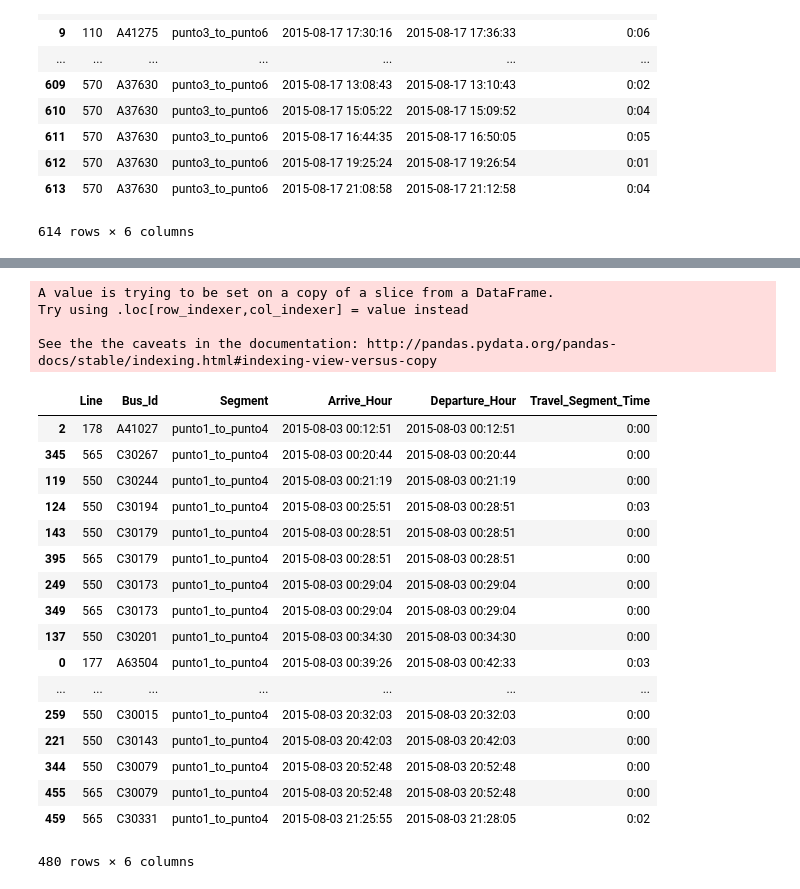
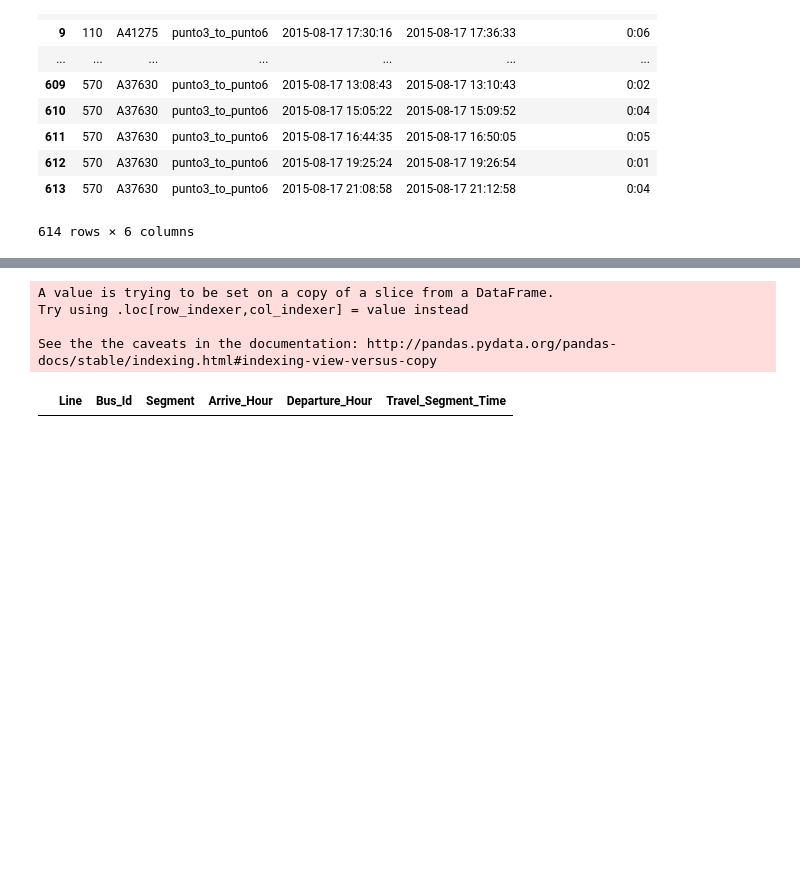
Before and after one commit to Kathrinrllanes/Buses_rio, a Jupyter notebook: tramo_algoritmo_commpleto.ipynb, the cells around one changed output, grey strips where cells are left out. Saved outputs shown, nothing was run; the diff lists cells and outputs as text; code cells hidden in the pictures; blank space fills up the shorter version.

```diff
--- a/tramo_algoritmo_commpleto.ipynb
+++ b/tramo_algoritmo_commpleto.ipynb
@@ -363,23 +485,21 @@ def for_one_way_street(conn_string, inverted_polygon, bus_line_list, punto_inici
         myentry = []
         myout = []
         for bus_id in bus_id_list:
-            df_busId_inside_polygon = df_points_in_segment[(df_points_in_segment['bus_id']== bus_id)]
+            df_busId_inside_polygon = df_buslines_inside_polygon[(df_buslines_inside_polygon['bus_id']== bus_id)]
             timestamp_busId_inside_polygon = df_busId_inside_polygon ['timestamp']
             timestamp_busId_inside_polygon.index = range(0,len(timestamp_busId_inside_polygon))
+            #uso las funciones bus bus_arrive_hour y bus_departure_hour para delimitar los viajes
             myentry = bus.bus_arrive_hour(timestamp_busId_inside_polygon)
-            print myentry
-            """
             myout = bus.bus_departure_hour(timestamp_busId_inside_polygon)
             result = segment_travel_table(punto_inicio, myentry, punto_fin, myout, bus_id, line)
             new_df = new_df.append(result, ignore_index = True)
-            """
-    #return new_df
-    return 'prueba'
+
+    return new_df
 # %%
 #Funcion que dado un fecha, un dataframe con todos las observaciones dentro de un poligono,
 #lista de omnibus coorespondientes al tramo y un punto
 #Retorna un dataframe con todos los viajes que van el sentido opuesto a ese punto
-def for_two_way_streets(conn_string, inverted_polygon, bus_line_list, coord_initial_point, punto_inicio, punto_fin):
+def for_two_way_streets(conn_string, inverted_polygon, bus_line_list, coord_initial_point,coord_final_point, punto_inicio, punto_fin):
     import bus
     new_df = pd.DataFrame(columns=['Line', 'Bus_Id','Segment', 'Arrive_Hour', 'Departure_Hour', 'Travel_Segment_Time'])
     df_timestamp_desired_direction = pd.DataFrame(columns=['timestamp'])
@@ -402,39 +522,42 @@ def for_two_way_streets(conn_string, inverted_polygon, bus_line_list, coord_init
         myout = []
         for bus_id in bus_id_list:
 
-            df_busId_inside_polygon = df_points_in_segment[(df_points_in_segment['bus_id']== bus_id)]
+            df_busId_inside_polygon = df_buslines_inside_polygon[(df_buslines_inside_polygon['bus_id']== bus_id)]
             travel_index_list = travels_indices(df_busId_inside_polygon)
 
             #adiciono la columna distancia al punto al dataframe df_busId_inside_polygon
-            df_busId_inside_polygon_dist = new_column_distance_to_point(df_busId_inside_polygon,coord_initial_point)
+            df_busId_inside_polygon_dist = new_column_distance_to_point(df_busId_inside_polygon,coord_initial_point, coord_final_point)
 
             #seleccionando solo los viajes que van en la direccion deseada (alejandose del punto inicial)
 
             #df_busId_C41383 = df_busId_inside_polygon_dist[(df_busId_inside_polygon_dist['bus_id']== 'C41383')]
-            desired_direction_travels = travels_desired_direction(df_busId_inside_polygon_dist, travel_index_list)
+            desired_direction_travels = travels_desired_direction(df_busId_inside_polygon_dist, travel_index_list,punto_inicio, punto_fin)
 
             #computando cuanto se demoró cada viaje en atravesar el segmento
             #important_columns = desired_direction_travels.iloc[:,[1]]
 
-            timestamp_desired_direction_travels = desired_direction_travels['timestamp']
+            #timestamp_desired_direction_travels = desired_direction_travels['timestamp']
             #timestamp_desired_direction_travels.index = range(0,len(timestamp_desired_direction_travels))
 
             #df_timestamp_desired_direction = df_timestamp_desired_direction.append(timestamp_desired_direction_travels, ignore_index = False)
             #print important_columns
+            #print desired_direction_travels
 
-            myinput = bus_arrive_hour(timestamp_desired_direction_travels)
+            """
+            #myinput = bus_arrive_hour(timestamp_desired_direction_travels)
 
-            myout = bus_departure_hour(timestamp_desired_direction_travels)
+            #myout = bus_departure_hour(timestamp_desired_direction_travels)
 
             result = segment_travel_table(punto_inicio, myinput, punto_fin, myout, bus_id, line)
+            """
+            new_df = new_df.append(desired_direction_travels, ignore_index = True)
 
-            new_df = new_df.append(result, ignore_index = True)
 
 
     return new_df
 # %%
 #Funcion que retorna un dataframe con los tiempos que demora cada busId en atravesar el segmento entre el punto_inicio y punto_fin
-def segment_travel_time(coord_initial_point, punto_inicio, punto_fin, date):
+def segment_travel_time(coord_initial_point,coord_final_point, punto_inicio, punto_fin, date):
     import bus
     if (date == '27-07-2015'):
         conn_string = db.dados20150727
@@ -455,13 +578,13 @@ def segment_travel_time(coord_initial_point, punto_inicio, punto_fin, date):
     if (punto_inicio == "punto1") and (punto_fin == "punto4"):
         inverted_polygon = inverted_polygon_1_4
         bus_line_list = ['172','177','178','309','316','317','550','565']
-        segment_traverse_time = for_two_way_streets(conn_string, inverted_polygon, bus_line_list, coord_initial_point, punto_inicio, punto_fin)
+        segment_traverse_time = for_two_way_streets(conn_string, inverted_polygon, bus_line_list, coord_initial_point, coord_final_point, punto_inicio, punto_fin)
 
     if (punto_inicio == "punto2") and (punto_fin == "punto5"):
         inverted_polygon = inverted_polygon_2_5
         #bus_line_list = ['170','172','173','178','309','316','317','410']
         bus_line_list = ['178','309','316','317']
-        segment_traverse_time = for_two_way_streets(conn_string, inverted_polygon, bus_line_list, coord_initial_point, punto_inicio, punto_fin)
+        segment_traverse_time = for_two_way_streets(conn_string, inverted_polygon, bus_line_list, coord_initial_point, coord_final_point, punto_inicio, punto_fin)
 
     return segment_traverse_time
 # %%
@@ -883,30 +1005,13 @@ See the the caveats in the documentation: http://pandas.pydata.org/pandas-docs/s
 # %%
 # testing para tramo 1-4 dia '03-08-2015'
-a_03082015_1_4 = segment_travel_time(Punto1,"punto1", "punto4", '03-08-2015')
+a_03082015_1_4 = segment_travel_time(Punto1,Punto4,"punto1", "punto4", '03-08-2015')
 sorted_a_03082015_1_4 = a_03082015_1_4.sort('Arrive_Hour')
 sorted_a_03082015_1_4
 # %% [output]
 A value is trying to be set on a copy of a slice from a DataFrame.
 Try using .loc[row_indexer,col_indexer] = value instead
 
 See the the caveats in the documentation: http://pandas.pydata.org/pandas-docs/stable/indexing.html#indexing-view-versus-copy
 |  | Line | Bus_Id | Segment | Arrive_Hour | Departure_Hour | Travel_Segment_Time |
-| 2 | 178 | A41027 | punto1_to_punto4 | 2015-08-03 00:12:51 | 2015-08-03 00:12:51 | 0:00 |
-| 345 | 565 | C30267 | punto1_to_punto4 | 2015-08-03 00:20:44 | 2015-08-03 00:20:44 | 0:00 |
-| 119 | 550 | C30244 | punto1_to_punto4 | 2015-08-03 00:21:19 | 2015-08-03 00:21:19 | 0:00 |
-| 124 | 550 | C30194 | punto1_to_punto4 | 2015-08-03 00:25:51 | 2015-08-03 00:28:51 | 0:03 |
-| 143 | 550 | C30179 | punto1_to_punto4 | 2015-08-03 00:28:51 | 2015-08-03 00:28:51 | 0:00 |
-| 395 | 565 | C30179 | punto1_to_punto4 | 2015-08-03 00:28:51 | 2015-08-03 00:28:51 | 0:00 |
-| 249 | 550 | C30173 | punto1_to_punto4 | 2015-08-03 00:29:04 | 2015-08-03 00:29:04 | 0:00 |
-| 349 | 565 | C30173 | punto1_to_punto4 | 2015-08-03 00:29:04 | 2015-08-03 00:29:04 | 0:00 |
-| 137 | 550 | C30201 | punto1_to_punto4 | 2015-08-03 00:34:30 | 2015-08-03 00:34:30 | 0:00 |
-| 0 | 177 | A63504 | punto1_to_punto4 | 2015-08-03 00:39:26 | 2015-08-03 00:42:33 | 0:03 |
-| ... | ... | ... | ... | ... | ... | ... |
-| 259 | 550 | C30015 | punto1_to_punto4 | 2015-08-03 20:32:03 | 2015-08-03 20:32:03 | 0:00 |
-| 221 | 550 | C30143 | punto1_to_punto4 | 2015-08-03 20:42:03 | 2015-08-03 20:42:03 | 0:00 |
-| 344 | 550 | C30079 | punto1_to_punto4 | 2015-08-03 20:52:48 | 2015-08-03 20:52:48 | 0:00 |
-| 455 | 565 | C30079 | punto1_to_punto4 | 2015-08-03 20:52:48 | 2015-08-03 20:52:48 | 0:00 |
-| 459 | 565 | C30331 | punto1_to_punto4 | 2015-08-03 21:25:55 | 2015-08-03 21:28:05 | 0:02 |
-480 rows × 6 columns
 # %%
 # testing para tramo 1-4 dia '10-08-2015'
```
Also changed, not shown: parts of 29 cells of this notebook, 2 other files.
